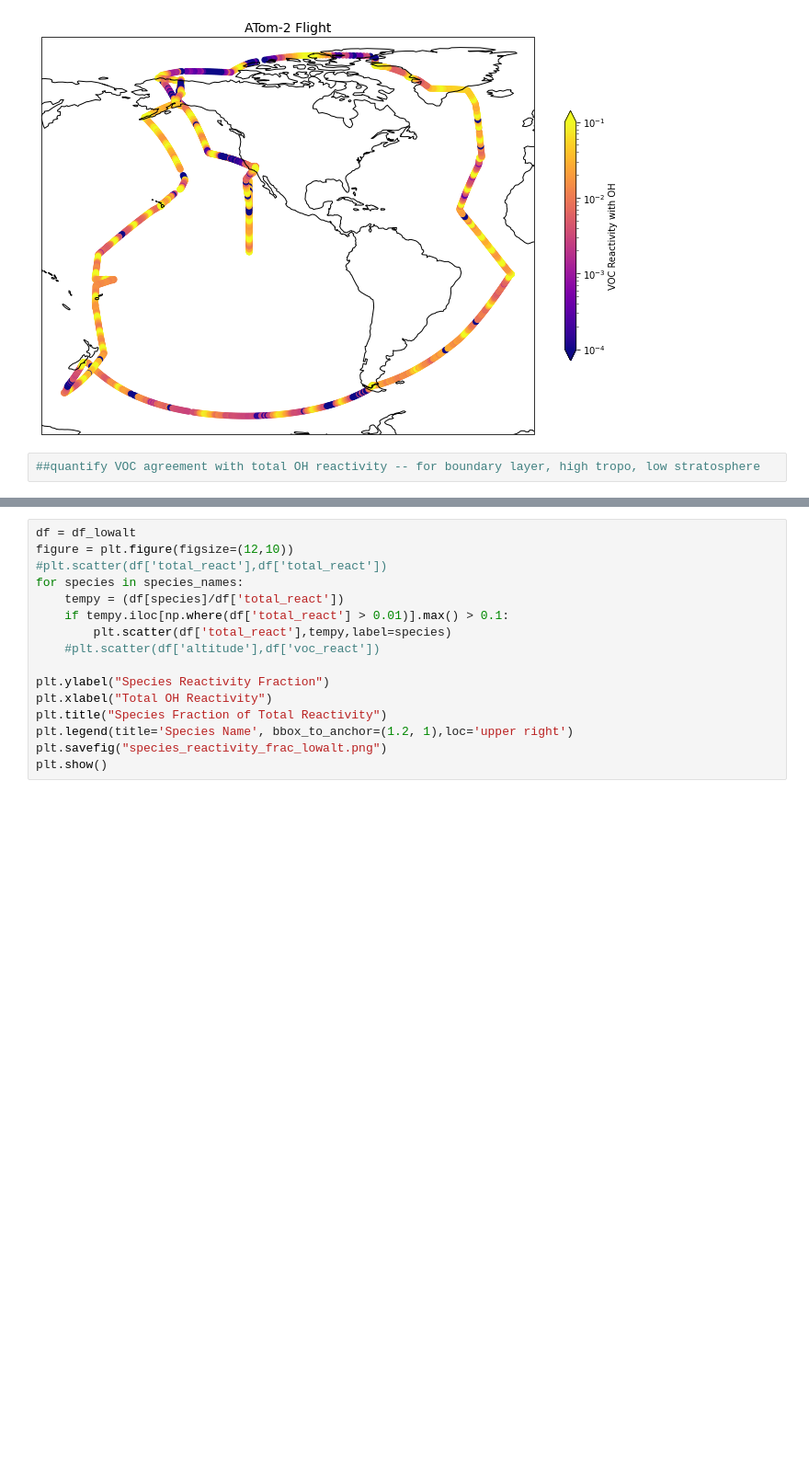
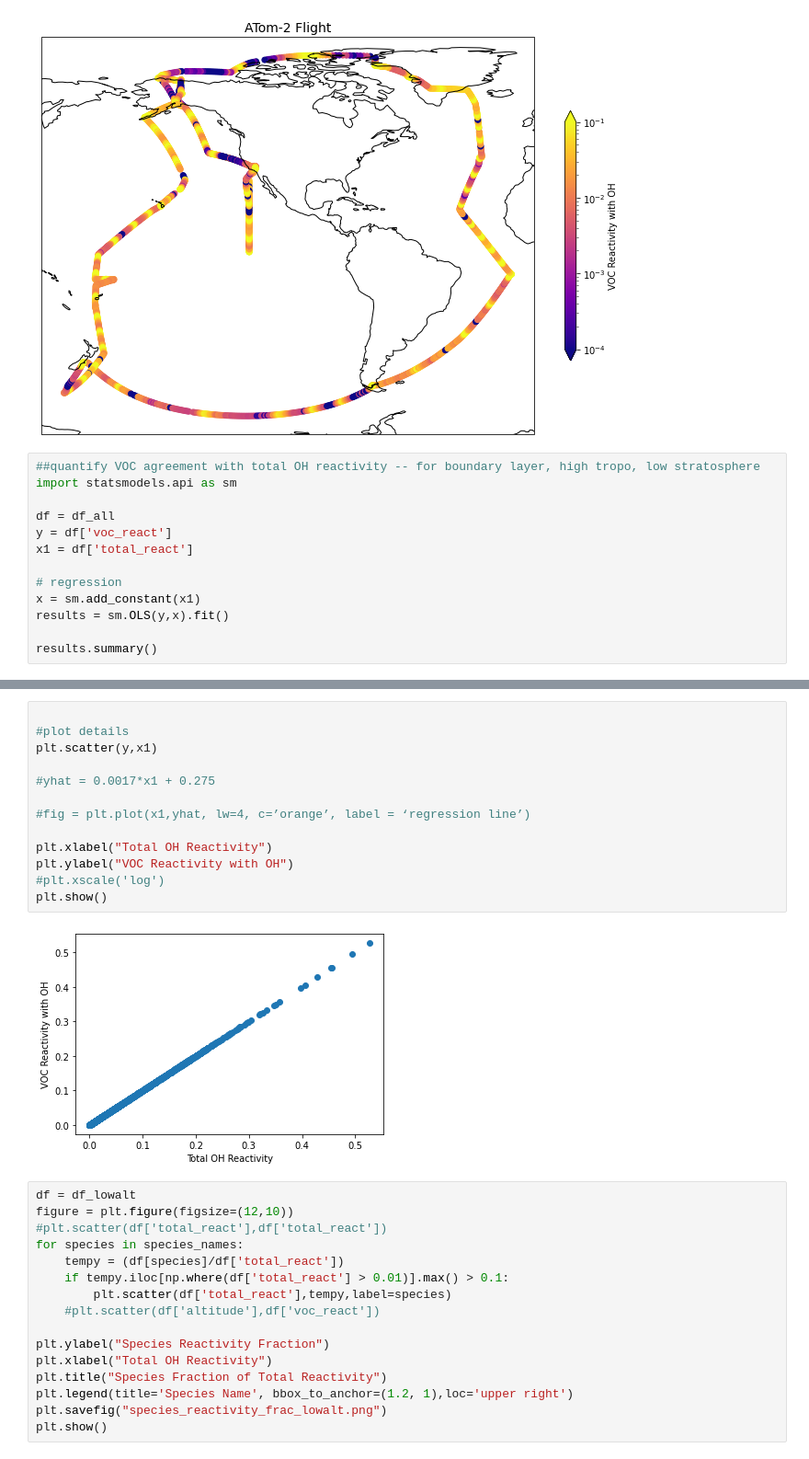
Before and after one commit to kaabre/621, a Jupyter notebook: presentation_plots.ipynb, the cells around one changed output, grey strips where cells are left out. Shown at 92% size. Drawn from its saved outputs; the diff is of its cells as text; blank space fills up the shorter version.

```diff
--- a/presentation_plots.ipynb
+++ b/presentation_plots.ipynb
@@ -178,3 +178,14 @@ plt.savefig("fig_voc.png")
 [figure]
 # %%
 ##quantify VOC agreement with total OH reactivity -- for boundary layer, high tropo, low stratosphere
+import statsmodels.api as sm
+
+df = df_all
+y = df['voc_react']
+x1 = df['total_react']
+
+# regression
+x = sm.add_constant(x1)
+results = sm.OLS(y,x).fit()
+
+results.summary()
@@ -181,3 +212,18 @@ plt.savefig("fig_voc.png")
+# %%
+
+#plot details
+plt.scatter(y,x1)
+
+#yhat = 0.0017*x1 + 0.275
+
+#fig = plt.plot(x1,yhat, lw=4, c=’orange’, label = ‘regression line’)
+
+plt.xlabel("Total OH Reactivity")
+plt.ylabel("VOC Reactivity with OH")
+#plt.xscale('log')
+plt.show()
+# %% [output]
+[figure, added]
 # %%
 df = df_lowalt
 figure = plt.figure(figsize=(12,10))
```
Also changed, not shown: parts of 1 cell of this notebook, 3 other files.
